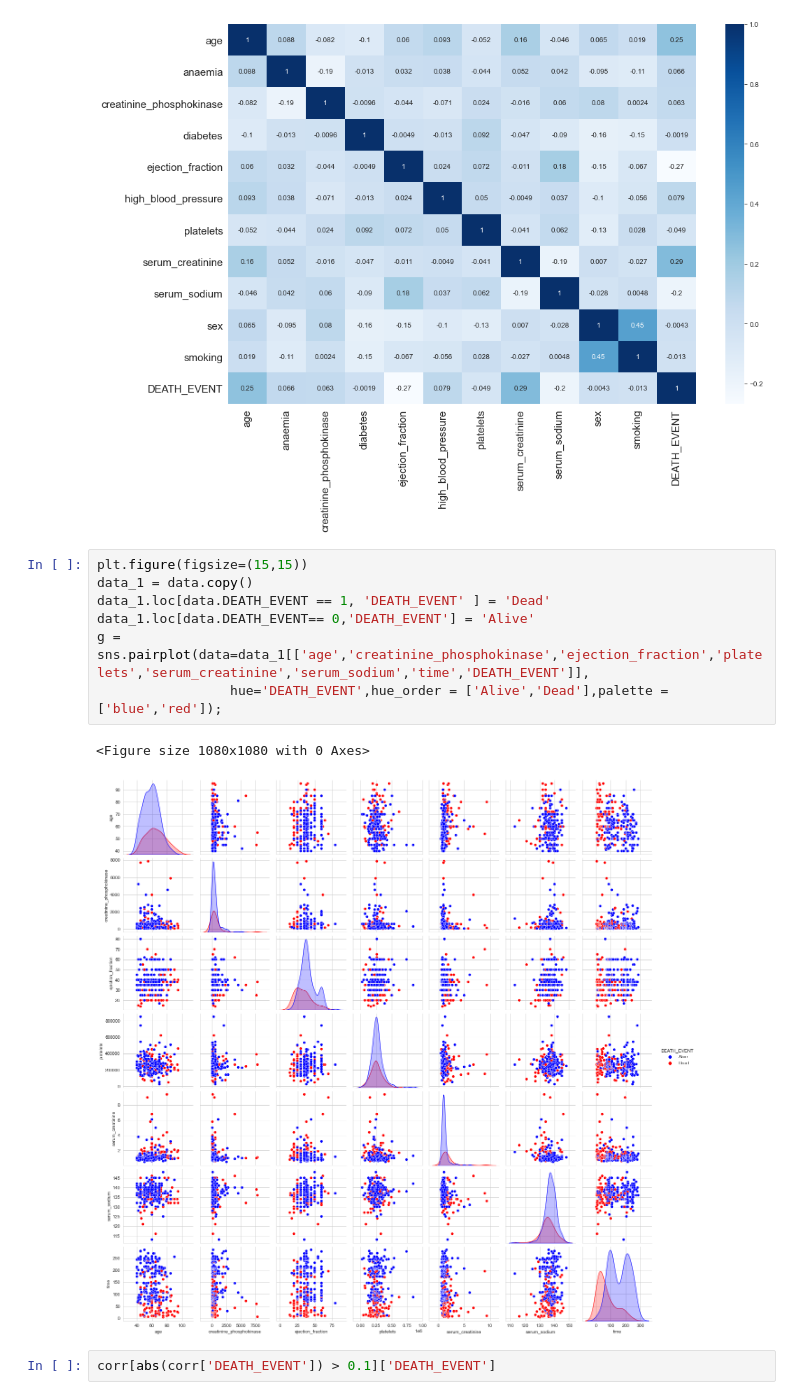
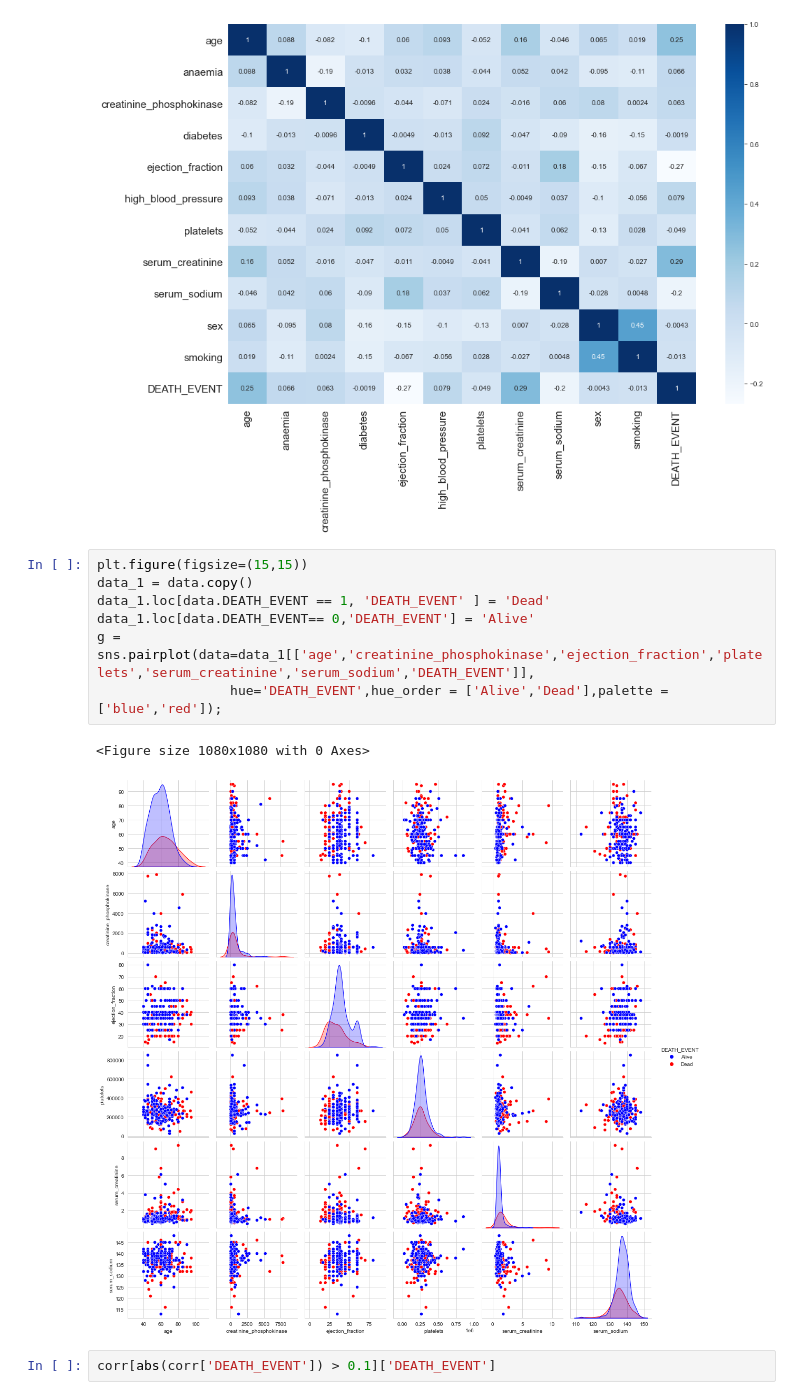
Before and after one commit to derrell24/Data-Science-and-Machine-Learning-Projects, a Jupyter notebook: Heart_failure_prediction/heart_failure_prediction.ipynb, the cells around one changed output. Drawn from its saved outputs; the diff is of its cells as text.

```diff
--- a/Heart_failure_prediction/heart_failure_prediction.ipynb
+++ b/Heart_failure_prediction/heart_failure_prediction.ipynb
@@ -403,13 +403,13 @@ ax.tick_params(labelsize=15)
 # %%
 plt.figure(figsize=(15,15))
 data_1 = data.copy()
 data_1.loc[data.DEATH_EVENT == 1, 'DEATH_EVENT' ] = 'Dead'
 data_1.loc[data.DEATH_EVENT== 0,'DEATH_EVENT'] = 'Alive'
-g = sns.pairplot(data=data_1[['age','creatinine_phosphokinase','ejection_fraction','platelets','serum_creatinine','serum_sodium','time','DEATH_EVENT']],
+g = sns.pairplot(data=data_1[['age','creatinine_phosphokinase','ejection_fraction','platelets','serum_creatinine','serum_sodium','DEATH_EVENT']],
                  hue='DEATH_EVENT',hue_order = ['Alive','Dead'],palette = ['blue','red']);
 # %% [output]
 <Figure size 1080x1080 with 0 Axes>
-[figure, old version]
+[figure, new version]
 # %%
 corr[abs(corr['DEATH_EVENT']) > 0.1]['DEATH_EVENT']
 # %% [output]
```
Also changed, not shown: parts of 10 cells of this notebook, 1 other file.
